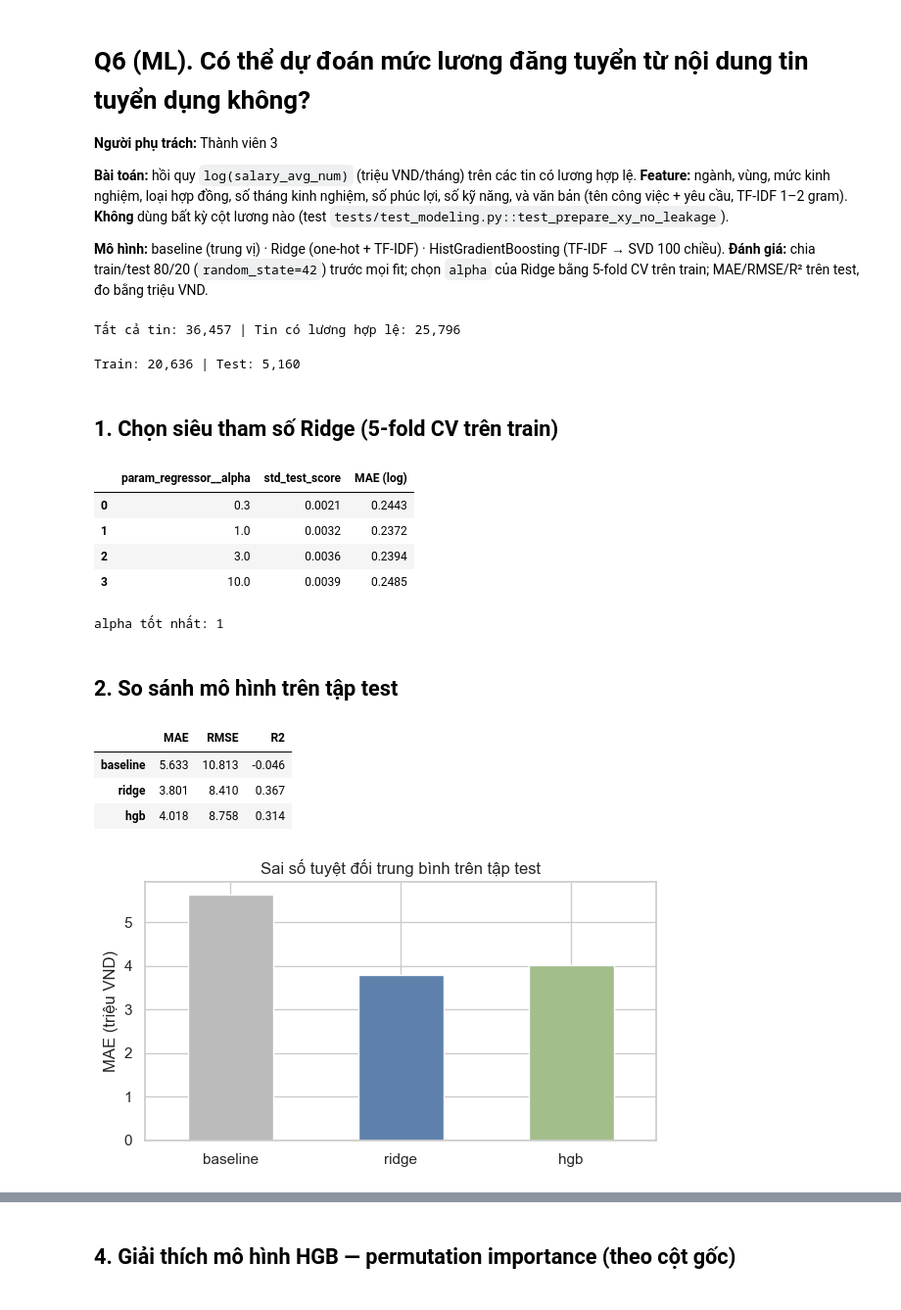
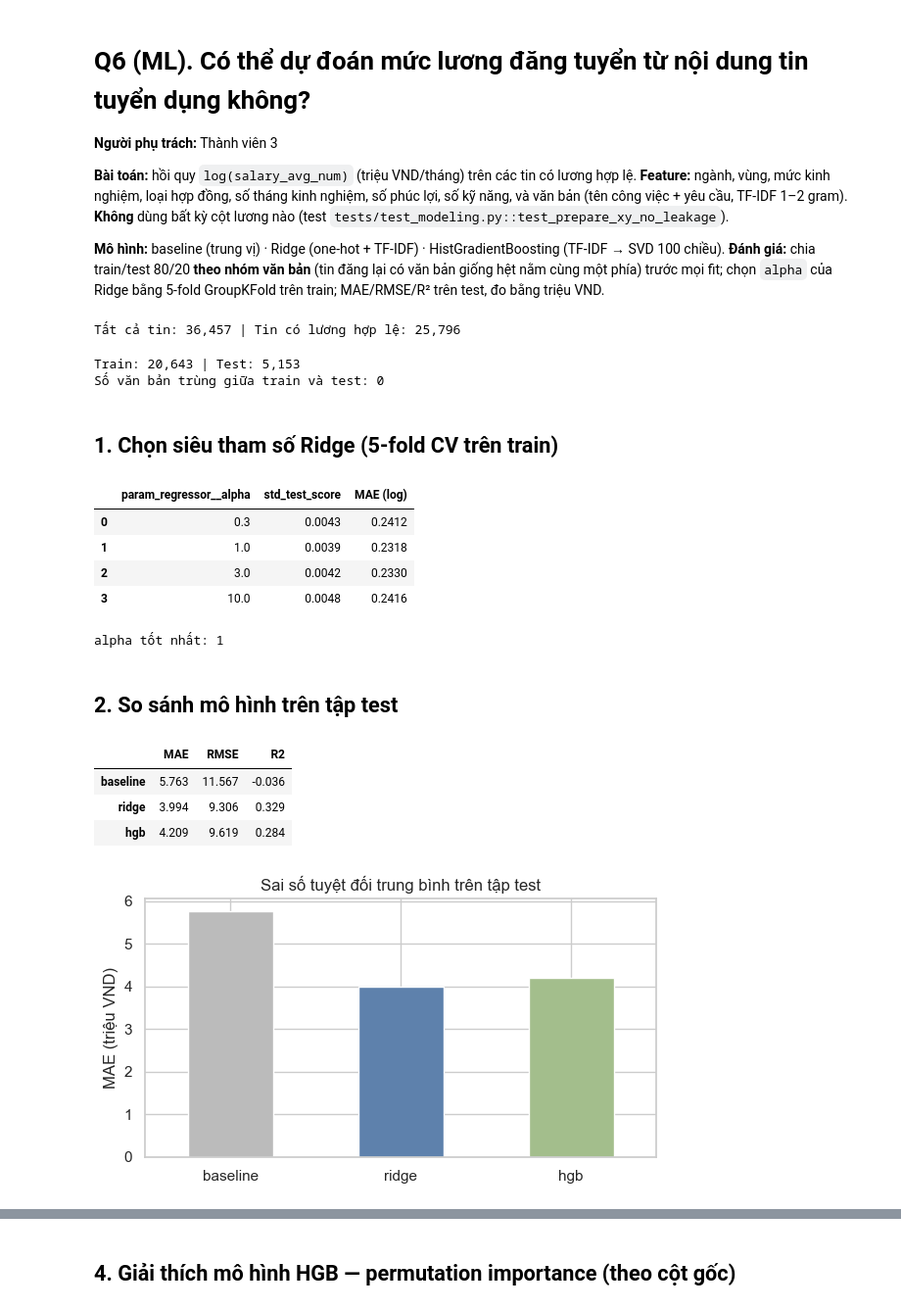
Before and after one commit to DankDaPancake/CSC17104-final-project, a Jupyter notebook: notebooks/08_q6_salary_prediction.ipynb, the cells around one changed output, grey strips where cells are left out. Shown at 98% size. Saved outputs shown, nothing was run; the diff lists cells and outputs as text; code cells hidden in the pictures.

```diff
--- a/notebooks/08_q6_salary_prediction.ipynb
+++ b/notebooks/08_q6_salary_prediction.ipynb
@@ -8,7 +8,7 @@ và văn bản (tên công việc + yêu cầu, TF-IDF 1–2 gram). **Không** d
 `tests/test_modeling.py::test_prepare_xy_no_leakage`).
 
 **Mô hình:** baseline (trung vị) · Ridge (one-hot + TF-IDF) · HistGradientBoosting (TF-IDF → SVD 100 chiều).
-**Đánh giá:** chia train/test 80/20 (`random_state=42`) trước mọi fit; chọn `alpha` của Ridge bằng 5-fold CV trên train;
+**Đánh giá:** chia train/test 80/20 **theo nhóm văn bản** (tin đăng lại có văn bản giống hệt nằm cùng một phía) trước mọi fit; chọn `alpha` của Ridge bằng 5-fold GroupKFold trên train;
 MAE/RMSE/R² trên test, đo bằng triệu VND.
 # %%
 import sys
@@ -42,32 +42,36 @@ Tất cả tin: 36,457 | Tin có lương hợp lệ: 25,796
 # %%
 from sklearn.model_selection import GridSearchCV, train_test_split
 from sklearn.inspection import permutation_importance
-from src.modeling import prepare_xy, make_models, evaluate, RANDOM_STATE, CAT_COLS, NUM_COLS, TEXT_COL
+from src.modeling import prepare_xy, make_models, evaluate, group_train_test_split, RANDOM_STATE, CAT_COLS, NUM_COLS, TEXT_COL
 
 X, y = prepare_xy(df)
-X_train, X_test, y_train, y_test = train_test_split(X, y, test_size=0.2, random_state=RANDOM_STATE)
+X_train, X_test, y_train, y_test = group_train_test_split(X, y, test_size=0.2)
 print(f"Train: {len(X_train):,} | Test: {len(X_test):,}")
+shared = set(X_train[TEXT_COL].str.lower().str.strip()) & set(X_test[TEXT_COL].str.lower().str.strip())
+print("Số văn bản trùng giữa train và test:", len(shared))
 # %% [output]
-Train: 20,636 | Test: 5,160
+Train: 20,643 | Test: 5,153
+Số văn bản trùng giữa train và test: 0
 # %% [markdown]
 ## 1. Chọn siêu tham số Ridge (5-fold CV trên train)
 # %%
 models = make_models()
-grid = GridSearchCV(models["ridge"], {"regressor__alpha": [0.3, 1, 3, 10]}, cv=5,
+from sklearn.model_selection import GroupKFold
+grid = GridSearchCV(models["ridge"], {"regressor__alpha": [0.3, 1, 3, 10]}, cv=GroupKFold(5),
                     scoring="neg_mean_absolute_error", n_jobs=-1)
-grid.fit(X_train, y_train)
+grid.fit(X_train, y_train, groups=X_train[TEXT_COL].str.lower().str.strip())
 cv = pd.DataFrame(grid.cv_results_)[["param_regressor__alpha", "mean_test_score", "std_test_score"]]
 cv["MAE (log)"] = -cv.pop("mean_test_score")
 display(cv.round(4))
 best_alpha = grid.best_params_["regressor__alpha"]
 models["ridge"].set_params(regressor__alpha=best_alpha)
 print("alpha tốt nhất:", best_alpha)
 # %% [output]
 |  | param_regressor__alpha | std_test_score | MAE (log) |
-| 0 | 0.3 | 0.0021 | 0.2443 |
-| 1 | 1.0 | 0.0032 | 0.2372 |
-| 2 | 3.0 | 0.0036 | 0.2394 |
-| 3 | 10.0 | 0.0039 | 0.2485 |
+| 0 | 0.3 | 0.0043 | 0.2412 |
+| 1 | 1.0 | 0.0039 | 0.2318 |
+| 2 | 3.0 | 0.0042 | 0.2330 |
+| 3 | 10.0 | 0.0048 | 0.2416 |
 alpha tốt nhất: 1
 # %% [markdown]
 ## 2. So sánh mô hình trên tập test
@@ -81,7 +85,7 @@ ax.tick_params(axis="x", rotation=0)
 savefig("q6_model_comparison.png")
 # %% [output]
 |  | MAE | RMSE | R2 |
-| baseline | 5.633 | 10.813 | -0.046 |
-| ridge | 3.801 | 8.410 | 0.367 |
-| hgb | 4.018 | 8.758 | 0.314 |
+| baseline | 5.763 | 11.567 | -0.036 |
+| ridge | 3.994 | 9.306 | 0.329 |
+| hgb | 4.209 | 9.619 | 0.284 |
-[figure, old version]
+[figure, new version]
```
Also changed, not shown: parts of 7 cells of this notebook, 33 other files.
